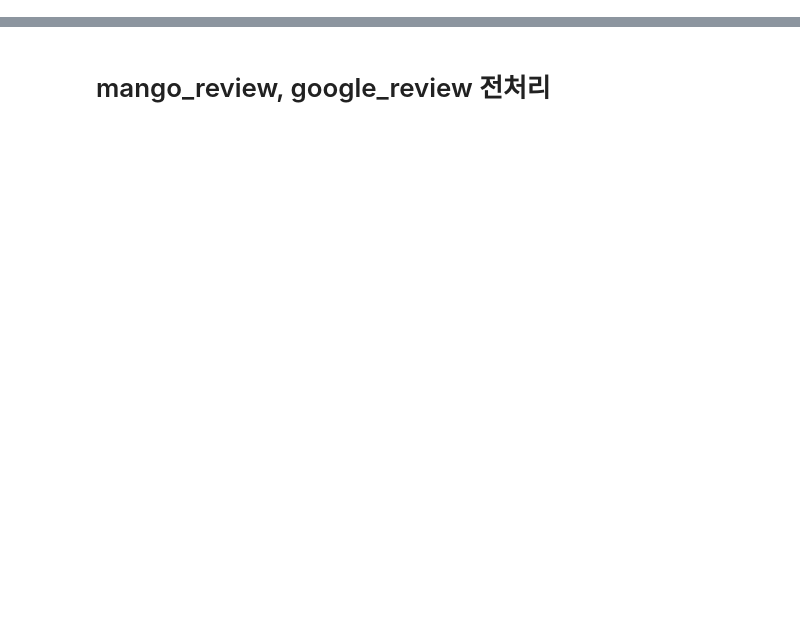
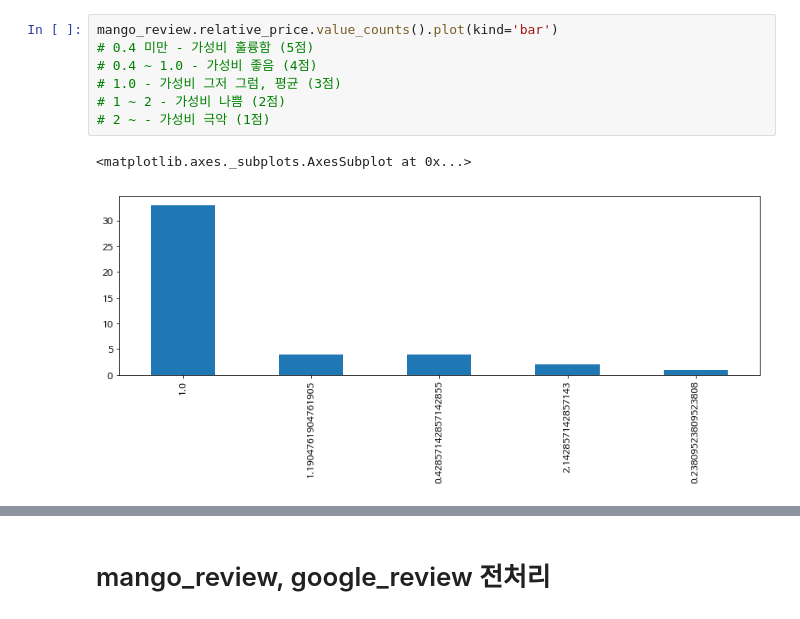
Before and after one commit to Edwardkim0/RealTastySpot, a Jupyter notebook: code/data_preprocessing.ipynb, the cells around one changed output, grey strips where cells are left out. Cells and saved outputs as stored; diff of their text form; blank space fills up the shorter version.

```diff
--- a/code/data_preprocessing.ipynb
+++ b/code/data_preprocessing.ipynb
@@ -14,0 +72,10 @@ dining_like = pd.read_excel('/Users/dhkim/PycharmProjects/RealTastySpot/data/ᄃ
+# %%
+mango_review.relative_price.value_counts().plot(kind='bar')
+# 0.4 미만 - 가성비 훌륭함 (5점)
+# 0.4 ~ 1.0 - 가성비 좋음 (4점)
+# 1.0 - 가성비 그저 그럼, 평균 (3점)
+# 1 ~ 2 - 가성비 나쁨 (2점)
+# 2 ~ - 가성비 극악 (1점)
+# %% [output]
+<matplotlib.axes._subplots.AxesSubplot at 0x...>
+[figure, added]
```
Also changed, not shown: parts of 86 cells of this notebook, 24 other files.
